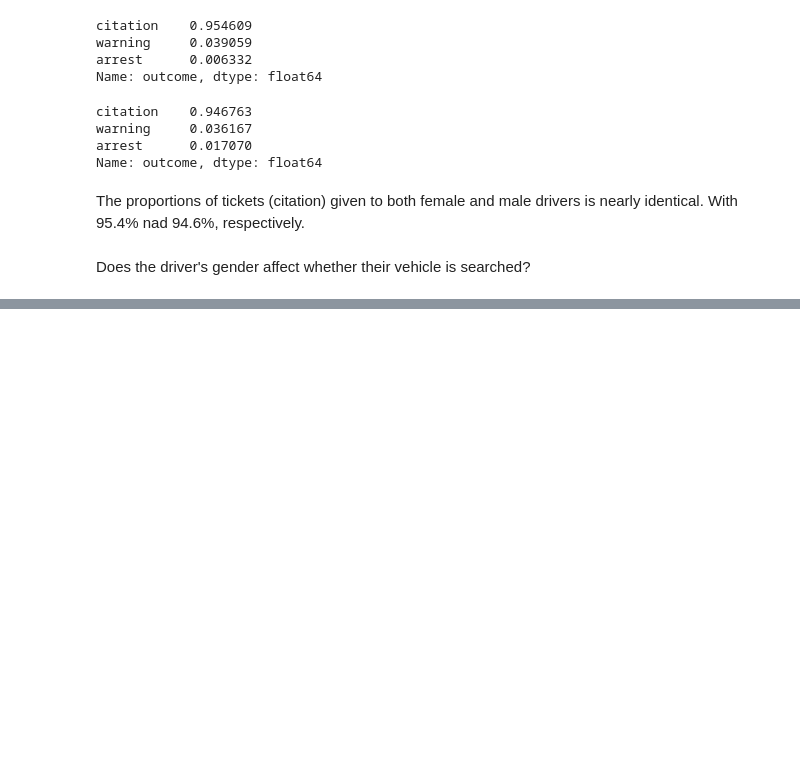
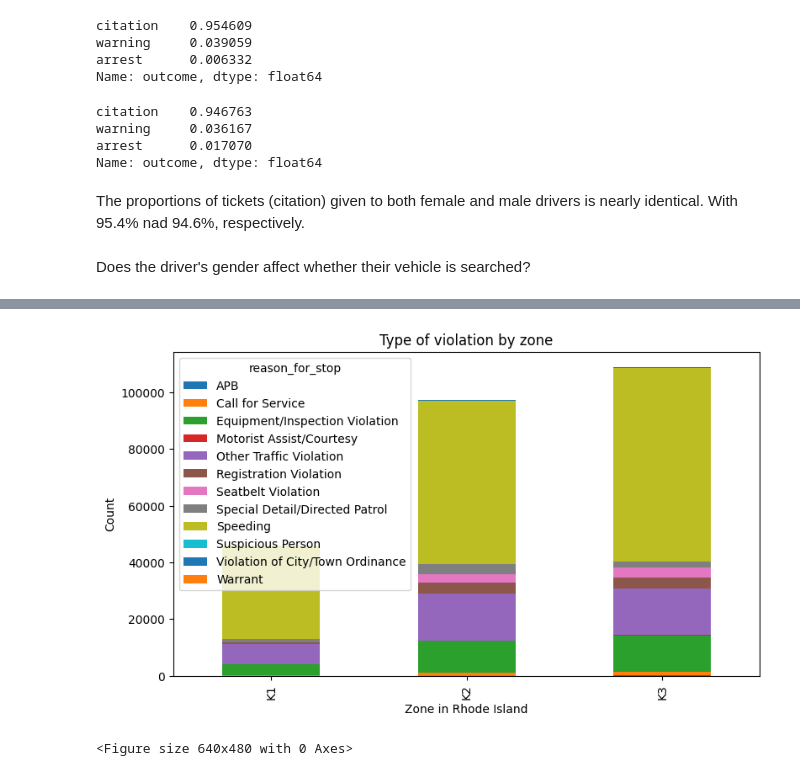
Before and after one commit to Thomsoa194/Analyzing_police_data, a Jupyter notebook: Analysis.ipynb, the cells around one changed output, grey strips where cells are left out. Saved outputs shown, nothing was run; the diff lists cells and outputs as text; code cells hidden in the pictures; blank space fills up the shorter version.

```diff
--- a/Analysis.ipynb
+++ b/Analysis.ipynb
@@ -150,0 +307,4 @@ Does the driver's gender affect whether their vehicle is searched?
+# %%
+all_zones = pd.crosstab(ri.zone, ri.reason_for_stop)
+k_zones = all_zones.loc['K1': 'K3']
+k_zones
@@ -150,0 +317,12 @@ Does the driver's gender affect whether their vehicle is searched?
+# %%
+plt.style.use('default')
+
+k_zones.plot(kind='bar', stacked=True, figsize=(9, 5));
+plt.xlabel('Zone in Rhode Island')
+plt.title('Type of violation by zone')
+plt.ylabel('Count')
+plt.show()
+plt.clf()
+# %% [output]
+[figure, added]
+<Figure size 640x480 with 0 Axes>
```
Also changed, not shown: parts of 41 cells of this notebook.
